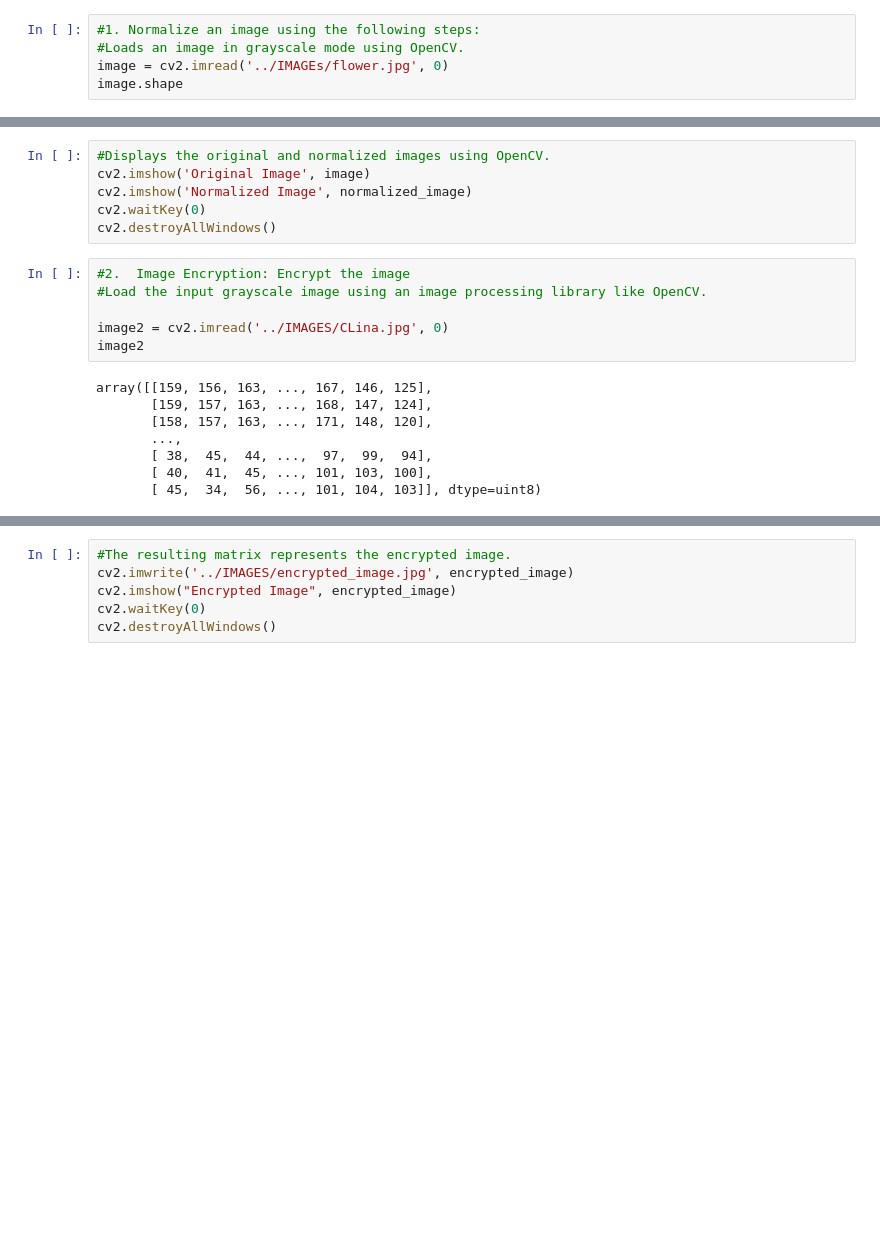
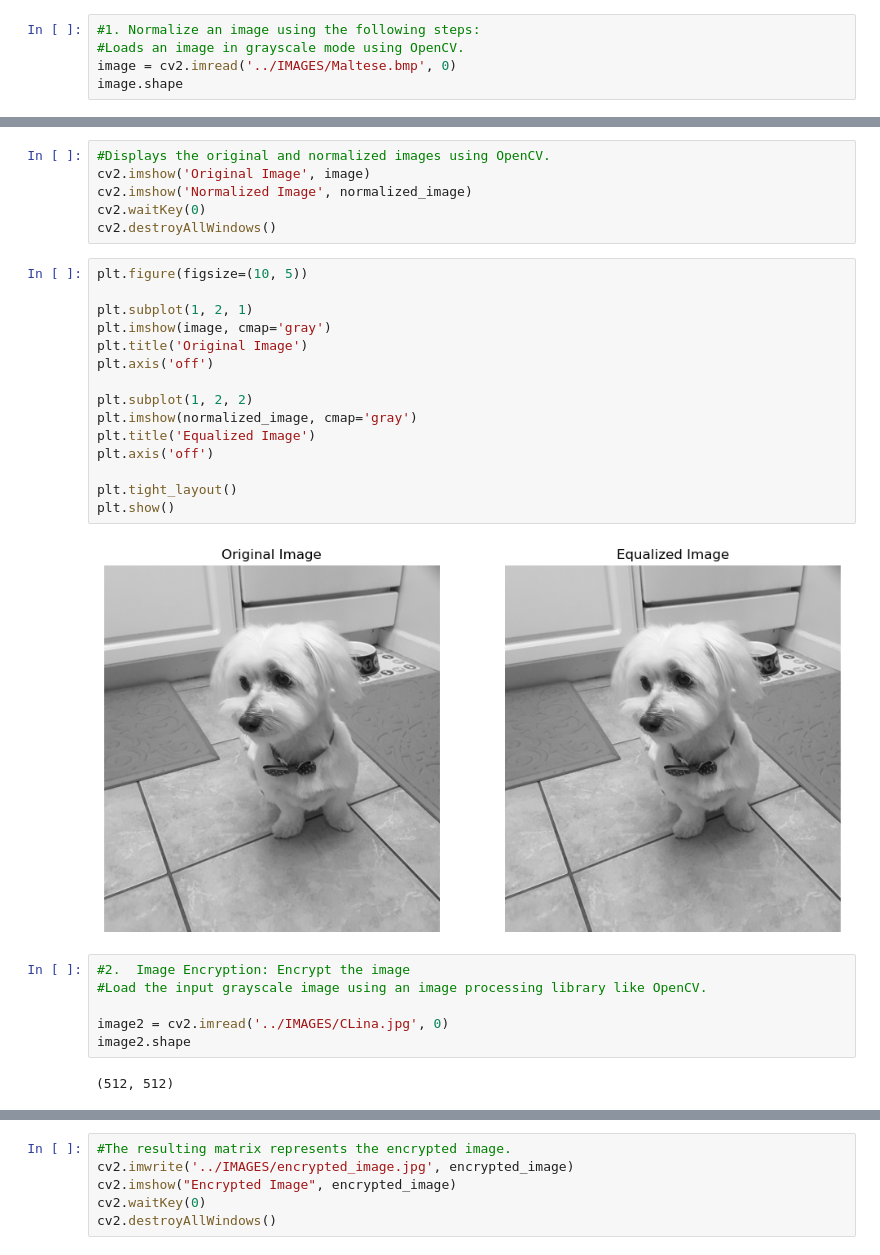
Before and after one commit to rahullo/DataScience-AI, a Jupyter notebook: IMAGE_PROCESSING/OpenCV/LabAssignment2.ipynb, the cells around one changed output, grey strips where cells are left out. Cells and saved outputs as stored; diff of their text form; blank space fills up the shorter version.

```diff
--- a/IMAGE_PROCESSING/OpenCV/LabAssignment2.ipynb
+++ b/IMAGE_PROCESSING/OpenCV/LabAssignment2.ipynb
@@ -4,6 +5,6 @@ import cv2
 # %%
 #1. Normalize an image using the following steps:
 #Loads an image in grayscale mode using OpenCV.
-image = cv2.imread('../IMAGEs/flower.jpg', 0)
+image = cv2.imread('../IMAGES/Maltese.bmp', 0)
 image.shape
 # %% [output]
@@ -29,20 +30,31 @@ cv2.imshow('Original Image', image)
 cv2.imshow('Normalized Image', normalized_image)
 cv2.waitKey(0)
 cv2.destroyAllWindows()
+# %%
+plt.figure(figsize=(10, 5))
+
+plt.subplot(1, 2, 1)
+plt.imshow(image, cmap='gray')
+plt.title('Original Image')
+plt.axis('off')
+
+plt.subplot(1, 2, 2)
+plt.imshow(normalized_image, cmap='gray')
+plt.title('Equalized Image')
+plt.axis('off')
+
+plt.tight_layout()
+plt.show()
+# %% [output]
+[figure, added]
 # %%
 #2.  Image Encryption: Encrypt the image
 #Load the input grayscale image using an image processing library like OpenCV.
 
 image2 = cv2.imread('../IMAGES/CLina.jpg', 0)
-image2
+image2.shape
 # %% [output]
-array([[159, 156, 163, ..., 167, 146, 125],
-       [159, 157, 163, ..., 168, 147, 124],
-       [158, 157, 163, ..., 171, 148, 120],
-       ...,
-       [ 38,  45,  44, ...,  97,  99,  94],
-       [ 40,  41,  45, ..., 101, 103, 100],
-       [ 45,  34,  56, ..., 101, 104, 103]], dtype=uint8)
+(512, 512)
 # %%
 #Generate a random key matrix of the same size as the input image. Each element in the key matrix should be a random integer between 0 and 255.
 matrix = np.random.randint(0, 256, size=(512, 512), dtype=np.uint8)
```
Also changed, not shown: parts of 5 cells of this notebook, 16 other files.
